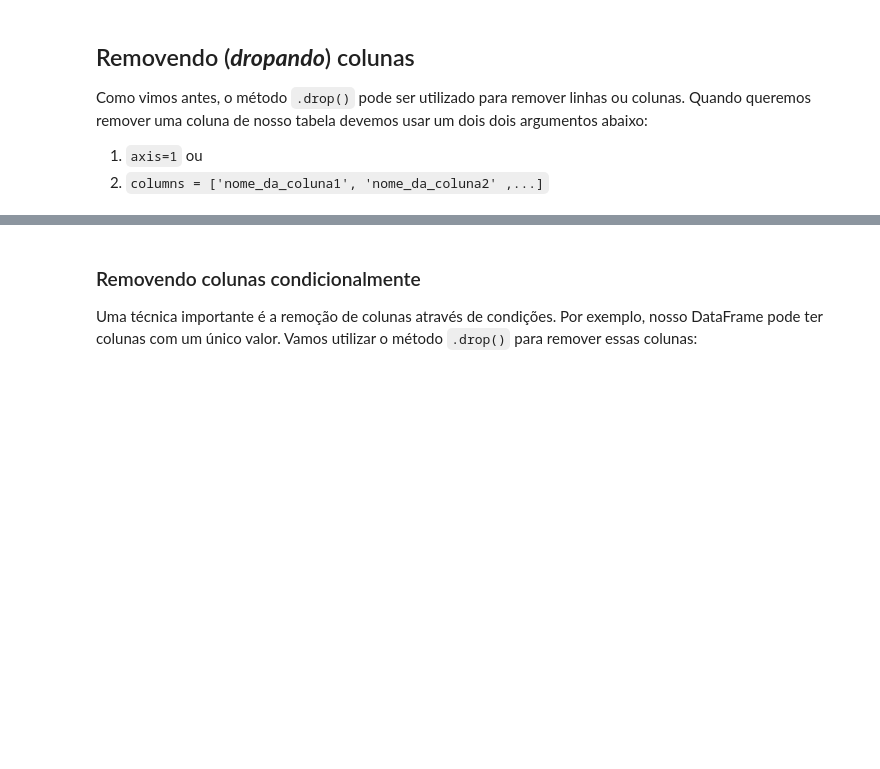
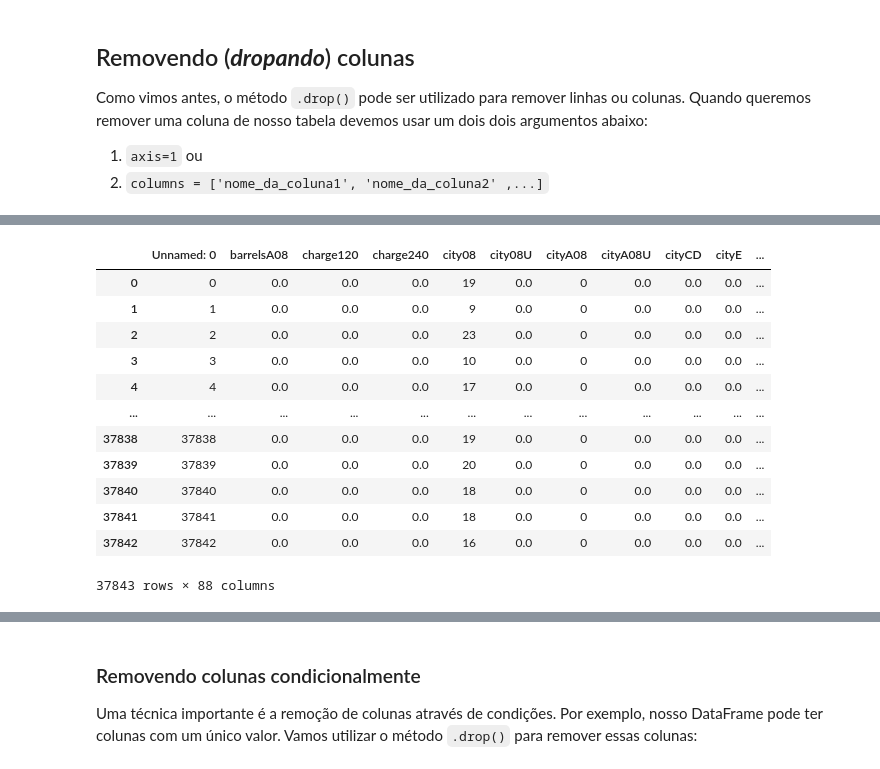
Before and after one commit to sadguilherme/99_PT_JAN2023, a Jupyter notebook: aulas/20230209 Data Cleaning.ipynb, the cells around one changed output, grey strips where cells are left out. Drawn from its saved outputs; the diff is of its cells as text; code cells hidden in the pictures; blank space fills up the shorter version.

```diff
--- a/aulas/20230209 Data Cleaning.ipynb
+++ b/aulas/20230209 Data Cleaning.ipynb
@@ -188,3 +858,17 @@ Como vimos antes, o método `.drop()` pode ser utilizado para remover linhas ou
 # %%
-tb_veic_messy.drop('year', axis = 1).head()
+tb_veic_messy.drop('barrels08', axis = 1)
+# %% [output]
+|  | Unnamed: 0 | barrelsA08 | charge120 | charge240 | city08 | city08U | cityA08 | cityA08U | cityCD | cityE | ... |
+| 0 | 0 | 0.0 | 0.0 | 0.0 | 19 | 0.0 | 0 | 0.0 | 0.0 | 0.0 | ... |
+| 1 | 1 | 0.0 | 0.0 | 0.0 | 9 | 0.0 | 0 | 0.0 | 0.0 | 0.0 | ... |
+| 2 | 2 | 0.0 | 0.0 | 0.0 | 23 | 0.0 | 0 | 0.0 | 0.0 | 0.0 | ... |
+| 3 | 3 | 0.0 | 0.0 | 0.0 | 10 | 0.0 | 0 | 0.0 | 0.0 | 0.0 | ... |
+| 4 | 4 | 0.0 | 0.0 | 0.0 | 17 | 0.0 | 0 | 0.0 | 0.0 | 0.0 | ... |
+| ... | ... | ... | ... | ... | ... | ... | ... | ... | ... | ... | ... |
+| 37838 | 37838 | 0.0 | 0.0 | 0.0 | 19 | 0.0 | 0 | 0.0 | 0.0 | 0.0 | ... |
+| 37839 | 37839 | 0.0 | 0.0 | 0.0 | 20 | 0.0 | 0 | 0.0 | 0.0 | 0.0 | ... |
+| 37840 | 37840 | 0.0 | 0.0 | 0.0 | 18 | 0.0 | 0 | 0.0 | 0.0 | 0.0 | ... |
+| 37841 | 37841 | 0.0 | 0.0 | 0.0 | 18 | 0.0 | 0 | 0.0 | 0.0 | 0.0 | ... |
+| 37842 | 37842 | 0.0 | 0.0 | 0.0 | 16 | 0.0 | 0 | 0.0 | 0.0 | 0.0 | ... |
+37843 rows × 88 columns
 # %%
```
Also changed, not shown: parts of 117 cells of this notebook.
